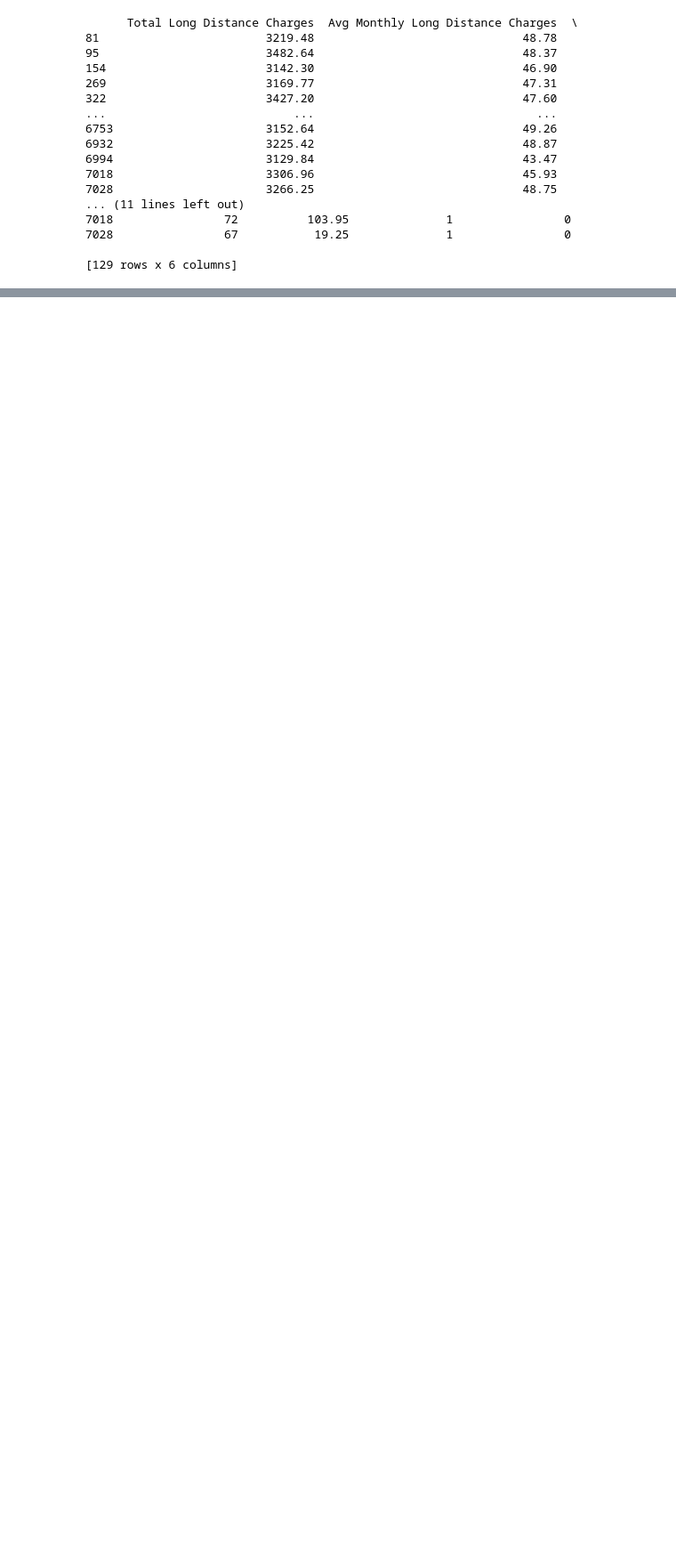
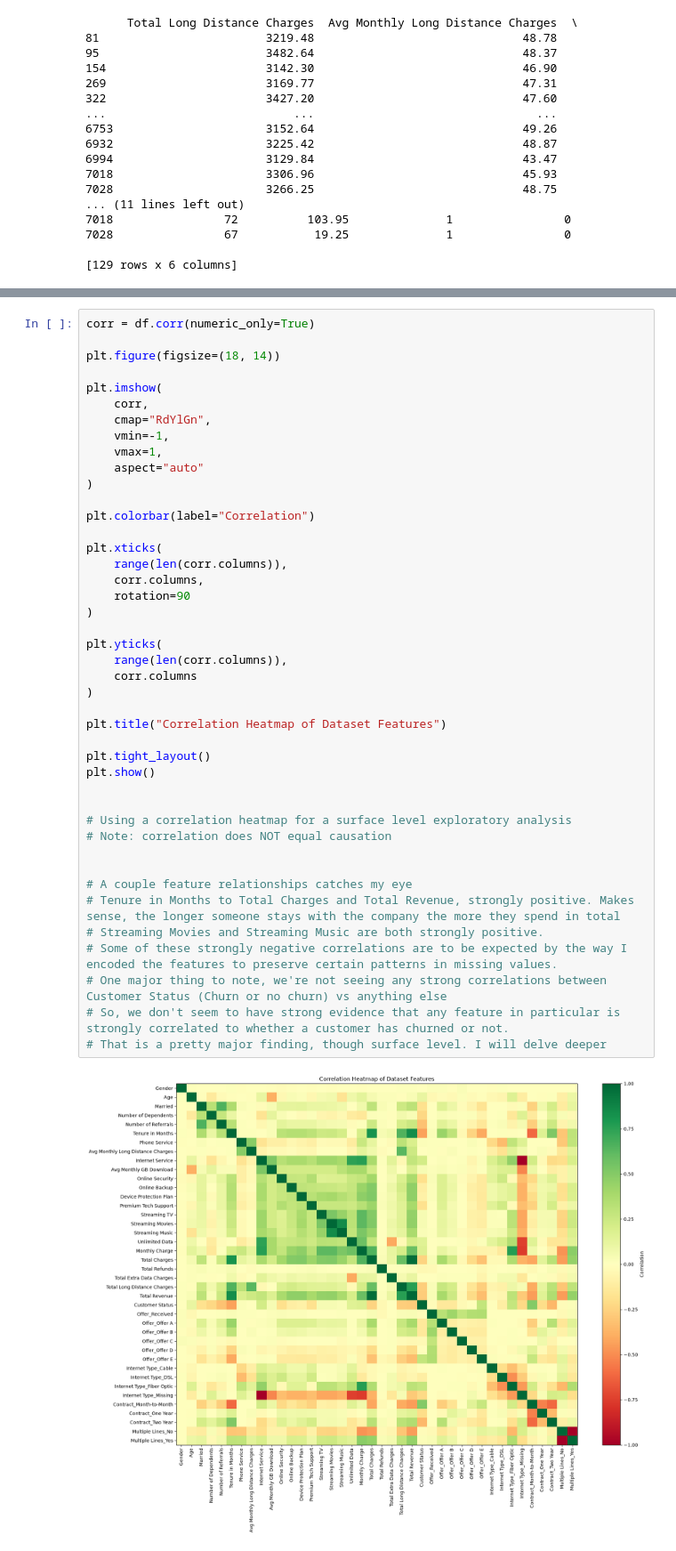
Before and after one commit to ngg1016/ENGE707-2026-S2-Low-Battery, a Jupyter notebook: notebooks/Telecom_AI.ipynb, the cells around one changed output, grey strips where cells are left out. Shown at 89% size. Saved outputs shown, nothing was run; the diff lists cells and outputs as text; blank space fills up the shorter version.

```diff
--- a/notebooks/Telecom_AI.ipynb
+++ b/notebooks/Telecom_AI.ipynb
@@ -1172,0 +1206,45 @@ print(long_distance_outliers[
+# %%
+corr = df.corr(numeric_only=True)
+
+plt.figure(figsize=(18, 14))
+
+plt.imshow(
+    corr,
+    cmap="RdYlGn",
+    vmin=-1,
+    vmax=1,
+    aspect="auto"
+)
+
+plt.colorbar(label="Correlation")
+
+plt.xticks(
+    range(len(corr.columns)),
+    corr.columns,
+    rotation=90
+)
+
+plt.yticks(
+    range(len(corr.columns)),
+    corr.columns
+)
+
+plt.title("Correlation Heatmap of Dataset Features")
+
+plt.tight_layout()
+plt.show()
+
+
+# Using a correlation heatmap for a surface level exploratory analysis
+# Note: correlation does NOT equal causation
+
+
+# A couple feature relationships catches my eye
+# Tenure in Months to Total Charges and Total Revenue, strongly positive. Makes sense, the longer someone stays with the company the more they spend in total
+# Streaming Movies and Streaming Music are both strongly positive.
+# Some of these strongly negative correlations are to be expected by the way I encoded the features to preserve certain patterns in missing values.
+# One major thing to note, we're not seeing any strong correlations between Customer Status (Churn or no churn) vs anything else
+# So, we don't seem to have strong evidence that any feature in particular is strongly correlated to whether a customer has churned or not.
+# That is a pretty major finding, though surface level. I will delve deeper
+# %% [output]
+[figure, added]
```
Also changed, not shown: parts of 1 cell of this notebook.
